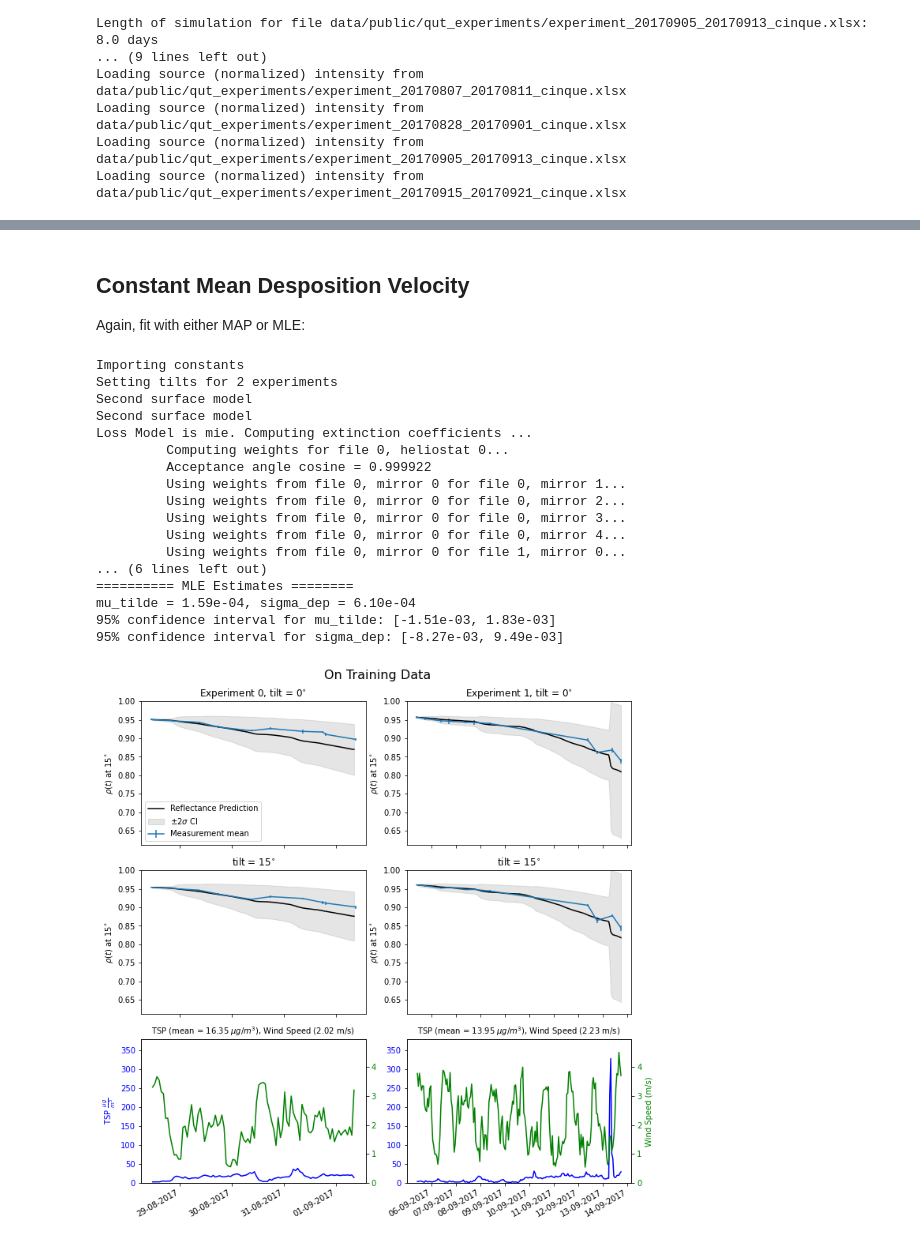
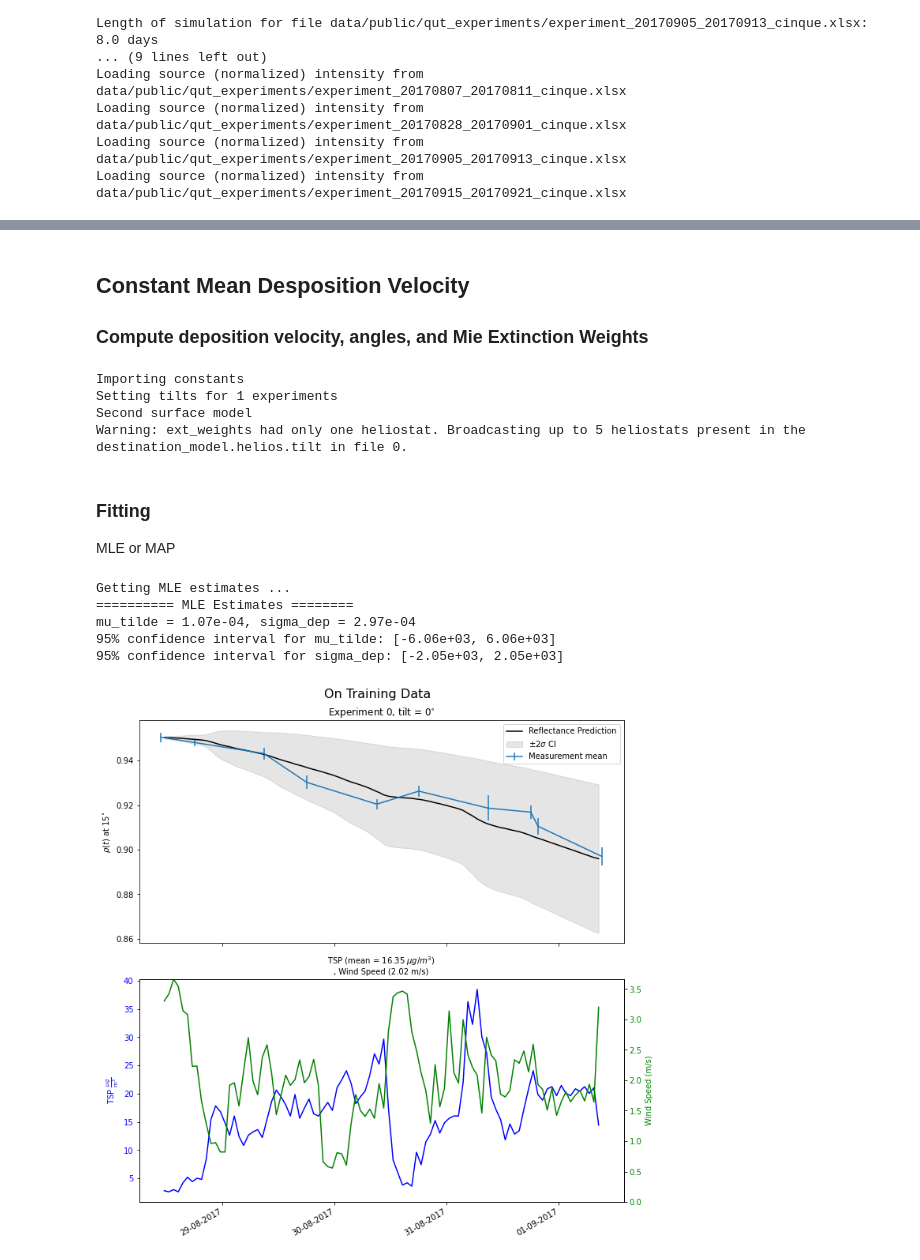
Before and after one commit to cholette/HelioSoil, a Jupyter notebook: demo_hrz0_fitting.ipynb, the cells around one changed output, grey strips where cells are left out. Cells and saved outputs as stored; diff of their text form; code cells hidden in the pictures.

```diff
--- a/demo_hrz0_fitting.ipynb
+++ b/demo_hrz0_fitting.ipynb
@@ -23,16 +23,16 @@ files = [   'experiment_20170807_20170811_cinque.xlsx','experiment_20170828_2017
             'experiment_20170905_20170913_cinque.xlsx','experiment_20170915_20170921_cinque.xlsx']
 training_intervals = [  np.array(['2017-08-07T00:00:00','2017-08-12T00:00:00'],dtype=np.datetime64),
                         np.array(['2017-08-28T00:00:00','2017-09-02T00:00:00'],dtype=np.datetime64),
-                        np.array(['2017-09-05T00:00:00','2017-09-14T00:00:00'],dtype=np.datetime64),
-                        np.array(['2017-09-15T00:00:00','2017-09-22T00:00:00'],dtype=np.datetime64)]
+                        np.array(['2017-09-05T00:00:00','2017-09-13T00:00:00'],dtype=np.datetime64),
+                        np.array(['2017-09-15T00:00:00','2017-09-21T00:00:00'],dtype=np.datetime64)]
 parameter_file = d+"parameters_qut_experiments.xlsx"
 # %% [markdown]
 ## Load in data and divide into training and testing
 
 Specify mirrors for training, the k-factors of the dust measurements (if any), and the type of dust measurement (PMX or TSP).
 # %%
-train_experiments = [1,2] # indices for training experiments from 0 to len(files)-1
-train_mirrors = ["Mirror_1","Mirror_2"] # which mirrors within the experiments are used for training
+train_experiments = [1] # indices for training experiments from 0 to len(files)-1
+train_mirrors = ["Mirror_1"] # which mirrors within the experiments are used for training
 all_mirrors = ["Mirror_"+str(i+1) for i in range(5)]
 
 files_experiment = [d+files[ii] for ii in range(len(files))]
@@ -331,63 +361,64 @@ Calculating soil deposited in a timestep [m^2/m^2]
-# %% [markdown]
-## Constant Mean Desposition Velocity
-Again, fit with either MAP or MLE:
+# %% [markdown]
+## Constant Mean Desposition Velocity
+### Compute deposition velocity, angles, and Mie Extinction Weights
+# %%
+constant_imodel = smf.constant_mean_deposition_velocity(parameter_file)
+constant_imodel.helios_angles(  sim_data_train,
+                                reflect_data_train,
+                                second_surface=second_surf)
+
+# Use the below if extinction weights are not necessarily the same for each file
+# imodel.helios.compute_extinction_weights(   sim_data_train,
+#                                             imodel.loss_model,
+#                                             verbose=True
+#                                             )
+
+# case where extinction weights are known to be the same as the ext_weights from the training file
+file_inds = np.arange(len(files_experiment_train))
+imodel = smu.set_extinction_coefficients(imodel,ext_weights,file_inds)
+# %% [output]
+Importing constants
+Setting tilts for 1 experiments
+Second surface model
+Warning: ext_weights had only one heliostat. Broadcasting up to 5 heliostats present in the destination_model.helios.tilt in file 0.
+# %% [markdown]
+### Fitting
+MLE or MAP
 # %%
-constant_imodel = smf.constant_mean_deposition_velocity(parameter_file)
-constant_imodel.helios_angles(  sim_data_train,
-                                reflect_data_train,
-                                second_surface=second_surf)
-
-imodel.helios.compute_extinction_weights(   sim_data_train,
-                                            imodel.loss_model,
-                                            verbose=True
-                                            )
-
 param_hat,param_cov = constant_imodel.fit_mle(   sim_data_train,
                                         reflect_data_train,
                                         transform_to_original_scale=True    )
 
-# MAP Fitting
+# # MAP Fitting
 # sigma_m = 1.5
 # mu_m = -10.0
 # sigma_sigma_dep = 5.0
-# mu_sigma_dep = 0.0
+# mu_sigma_dep = -2.0
 # priors =    {   'log_mu_tilde': norm(scale=sigma_m,loc=mu_m),\
 #                 'log_sigma_dep': norm(scale=sigma_sigma_dep,loc=mu_sigma_dep)\
 #               }
 
 # param_hat,param_cov = constant_imodel.fit_map(  sim_data_train,
 #                                                 reflect_data_train,
 #                                                 priors,verbose=True,
 #                                                 transform_to_original_scale=True)
 
 
 s = np.sqrt(np.diag(param_cov))
 param_ci = param_hat + 1.96*s*np.array([[-1],[1]])
 hrz0_mle,sigma_dep_mle = param_hat
 constant_imodel.update_model_parameters(param_hat)
 constant_imodel.predict_reflectance(sim_data_train) # writes output into imodel.helios.soiling_factor
-constant_imodel.plot_soiling_factor(    sim_data_train,
+_,_,_ = constant_imodel.plot_soiling_factor(    sim_data_train,
                                         reflectance_data=reflect_data_train,
                                         figsize=(10,10),
                                         reflectance_std='mean',
                                         save_path="results/",
-                                        fig_title="On Training Data"    );
+                                        fig_title="On Training Data"    )
 # %% [output]
-Importing constants
-Setting tilts for 2 experiments
-Second surface model
-Second surface model
-Loss Model is mie. Computing extinction coefficients ...
-         Computing weights for file 0, heliostat 0...
-         Acceptance angle cosine = 0.999922
-         Using weights from file 0, mirror 0 for file 0, mirror 1...
-         Using weights from file 0, mirror 0 for file 0, mirror 2...
-         Using weights from file 0, mirror 0 for file 0, mirror 3...
-         Using weights from file 0, mirror 0 for file 0, mirror 4...
-         Using weights from file 0, mirror 0 for file 1, mirror 0...
-... (6 lines left out)
+Getting MLE estimates ...
 ========== MLE Estimates ========
-mu_tilde = 1.59e-04, sigma_dep = 6.10e-04
-95% confidence interval for mu_tilde: [-1.51e-03, 1.83e-03]
-95% confidence interval for sigma_dep: [-8.27e-03, 9.49e-03]
+mu_tilde = 1.07e-04, sigma_dep = 2.97e-04
+95% confidence interval for mu_tilde: [-6.06e+03, 6.06e+03]
+95% confidence interval for sigma_dep: [-2.05e+03, 2.05e+03]
-[figure, old version]
+[figure, new version]
```
Also changed, not shown: parts of 26 cells of this notebook, 10 other files.
